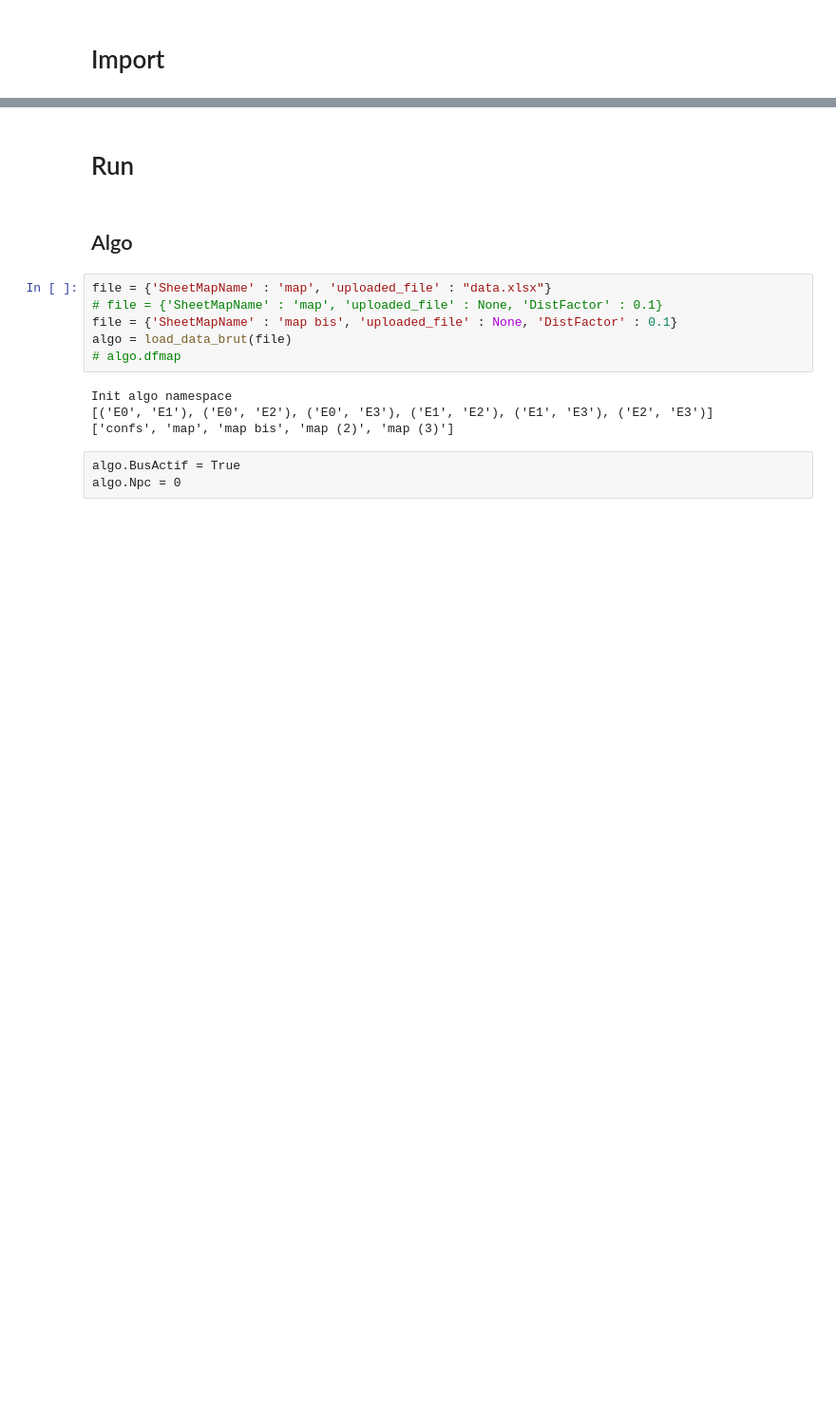
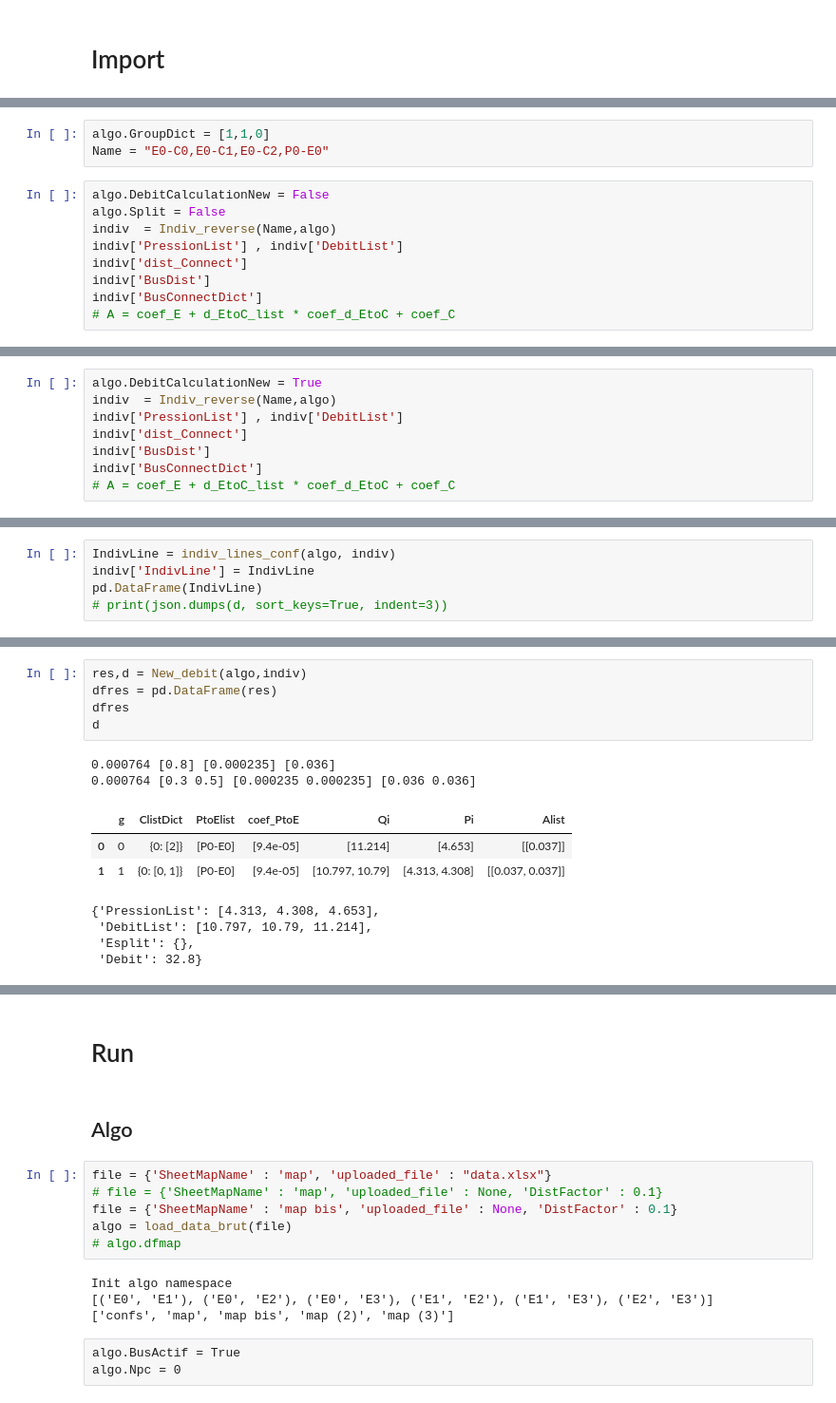
Before and after one commit to egos/valeo, a Jupyter notebook: VALEO notebook_V3.ipynb, the cells around one changed output, grey strips where cells are left out. Shown at 95% size. Saved outputs shown, nothing was run; the diff lists cells and outputs as text; blank space fills up the shorter version.

Commit message:
correction bus group debit calcul

```diff
--- a/VALEO notebook_V3.ipynb
+++ b/VALEO notebook_V3.ipynb
@@ -50,0 +89,12 @@ from utils import *
+# %%
+algo.GroupDict = [1,1,0]
+Name = "E0-C0,E0-C1,E0-C2,P0-E0"
+# %%
+algo.DebitCalculationNew = False
+algo.Split = False
+indiv  = Indiv_reverse(Name,algo)
+indiv['PressionList'] , indiv['DebitList']
+indiv['dist_Connect']
+indiv['BusDist']
+indiv['BusConnectDict']
+# A = coef_E + d_EtoC_list * coef_d_EtoC + coef_C
@@ -50,0 +114,8 @@ from utils import *
+# %%
+algo.DebitCalculationNew = True
+indiv  = Indiv_reverse(Name,algo)
+indiv['PressionList'] , indiv['DebitList']
+indiv['dist_Connect']
+indiv['BusDist']
+indiv['BusConnectDict']
+# A = coef_E + d_EtoC_list * coef_d_EtoC + coef_C
@@ -50,0 +130,5 @@ from utils import *
+# %%
+IndivLine = indiv_lines_conf(algo, indiv)
+indiv['IndivLine'] = IndivLine
+pd.DataFrame(IndivLine)
+# print(json.dumps(d, sort_keys=True, indent=3))
@@ -50,0 +144,15 @@ from utils import *
+# %%
+res,d = New_debit(algo,indiv)
+dfres = pd.DataFrame(res)
+dfres
+d
+# %% [output]
+0.000764 [0.8] [0.000235] [0.036]
+0.000764 [0.3 0.5] [0.000235 0.000235] [0.036 0.036]
+|  | g | ClistDict | PtoElist | coef_PtoE | Qi | Pi | Alist |
+| 0 | 0 | {0: [2]} | [P0-E0] | [9.4e-05] | [11.214] | [4.653] | [[0.037]] |
+| 1 | 1 | {0: [0, 1]} | [P0-E0] | [9.4e-05] | [10.797, 10.79] | [4.313, 4.308] | [[0.037, 0.037]] |
+{'PressionList': [4.313, 4.308, 4.653],
+ 'DebitList': [10.797, 10.79, 11.214],
+ 'Esplit': {},
+ 'Debit': 32.8}
```
Also changed, not shown: parts of 23 cells of this notebook, 3 other files.
